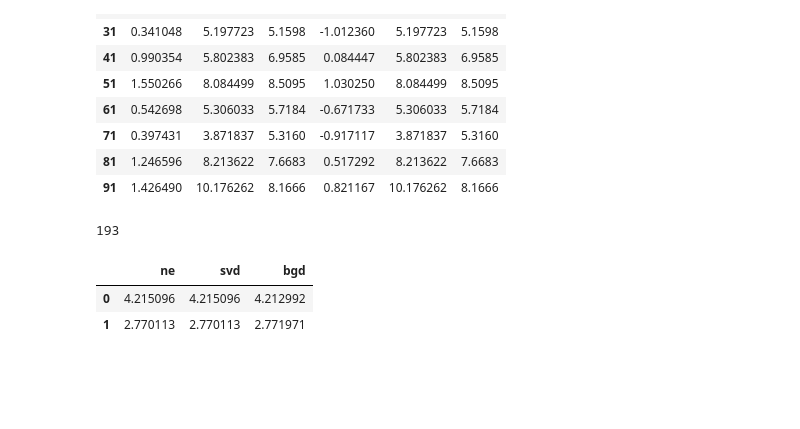
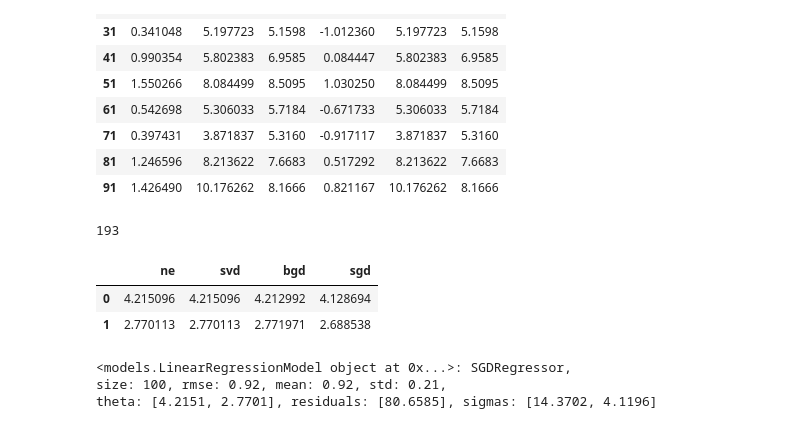
Before and after one commit to garcia-alex/ml-workflows, a Jupyter notebook: ch04.ipynb, the cells around one changed output. Drawn from its saved outputs; the diff is of its cells as text; code cells hidden in the pictures; blank space fills up the shorter version.

```diff
--- a/ch04.ipynb
+++ b/ch04.ipynb
@@ -97,14 +97,23 @@ frame
 # %%
 theta_ne = linear_fit(X, y, algo=METHOD_NE).flatten()
 theta_svd = linear_fit(X, y, algo=METHOD_SVD).flatten()
 theta_bgd = linear_fit(X, y, algo=METHOD_BGD, tolerance=0.001).flatten()
+theta_sgd = linear_fit(X, y, algo=METHOD_SGD, epochs=50, lr=0.1).flatten()
 
-array = np.array([theta_ne, theta_svd, theta_bgd]).T
+array = np.array([theta_ne, theta_svd, theta_bgd, theta_sgd]).T
 frame = pd.DataFrame(array)
-frame.columns = ['ne', 'svd', 'bgd']
+frame.columns = ['ne', 'svd', 'bgd', 'sgd']
 frame
 # %% [output]
 193
-|  | ne | svd | bgd |
-| 0 | 4.215096 | 4.215096 | 4.212992 |
-| 1 | 2.770113 | 2.770113 | 2.771971 |
+|  | ne | svd | bgd | sgd |
+| 0 | 4.215096 | 4.215096 | 4.212992 | 4.128694 |
+| 1 | 2.770113 | 2.770113 | 2.771971 | 2.688538 |
+# %%
+lr = LinearRegressionModel(SGDRegressor, max_iter=1000, tol=1e-3)
+lr.evaluate(X, y.ravel())
+print(repr(lr))
+# %% [output]
+<models.LinearRegressionModel object at 0x...>: SGDRegressor,
+size: 100, rmse: 0.92, mean: 0.92, std: 0.21,
+theta: [4.2151, 2.7701], residuals: [80.6585], sigmas: [14.3702, 4.1196]
```
Also changed, not shown: parts of 2 cells of this notebook, 2 other files.
